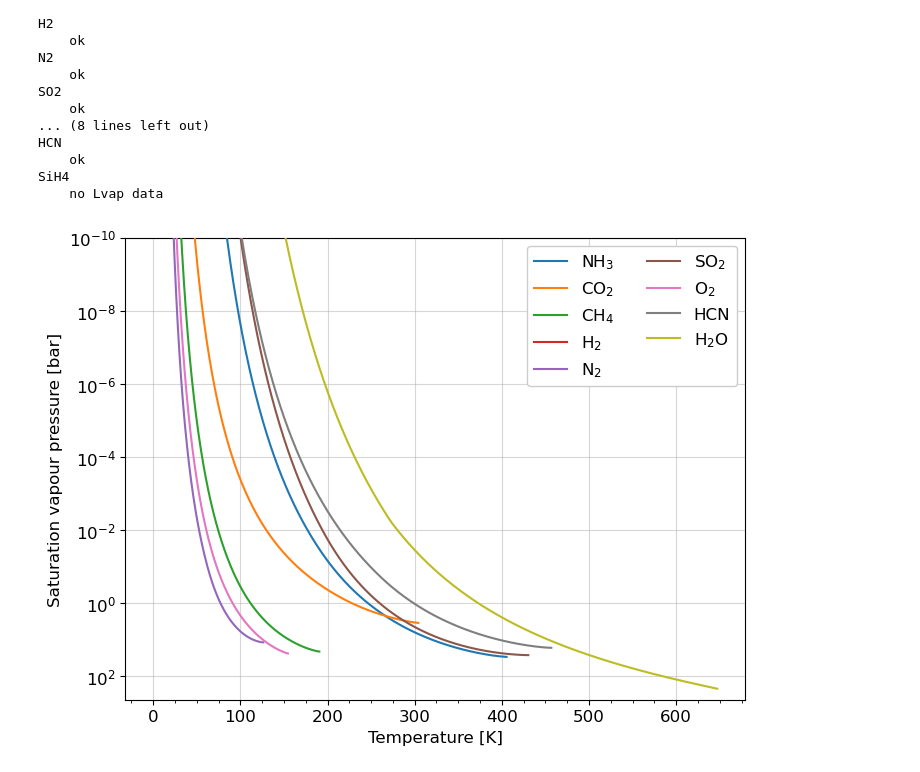
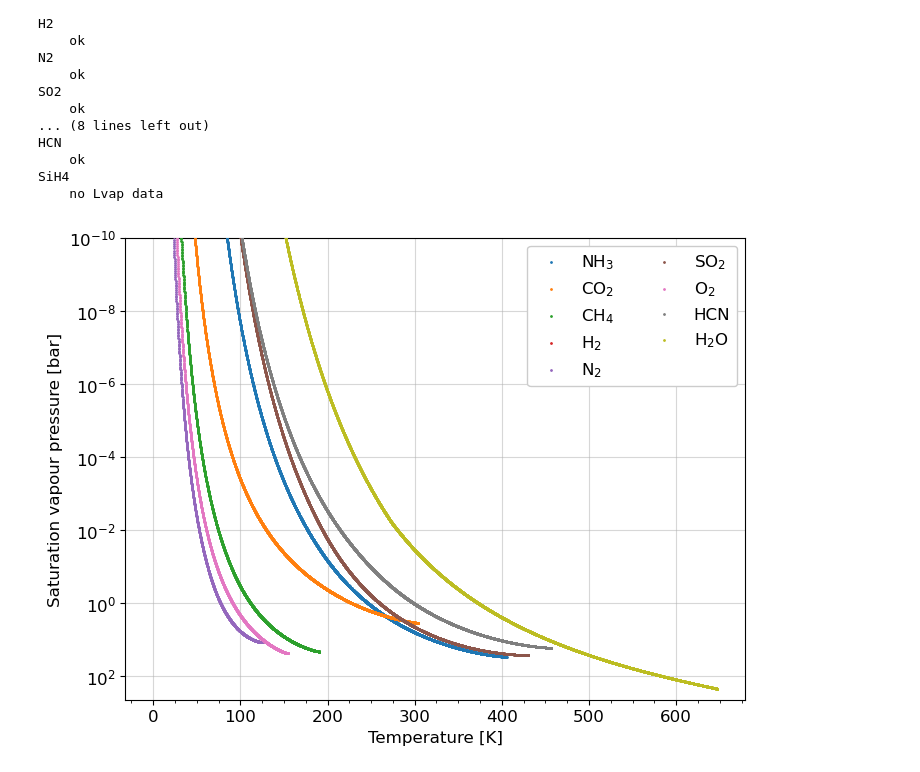
Before and after one commit to nichollsh/ThermoTools, a Jupyter notebook: workflow/04_psat_parse.ipynb, the cells around one changed output. Cells and saved outputs as stored; diff of their text form; code cells hidden in the pictures.

```diff
--- a/workflow/04_psat_parse.ipynb
+++ b/workflow/04_psat_parse.ipynb
@@ -86,42 +87,35 @@ write_csv("H2O",t_arr, arr_p)
 write_tripcrit("H2O", water.T_trip, water.T_crit)
 # %%
 plt.close("all")
-
 
 fig,ax = plt.subplots(1,1, figsize=(8,6))
 
 files = glob.glob(datdir+"/*_sat.csv")
 
 ymax = 1.0
 for i,f in enumerate(files):
     form = moles.formula_from_path(f).split("_")[0]
     data = np.loadtxt(f, delimiter=',').T
 
-    ls='solid'
-    if i > 9:
-        ls='dashed'
-    if i > 18:
-        ls='dotted'
-
     if len(data[0]) < 3:
         continue
 
     x = data[0]
-    y = data[1]*1e-5
+    y = (10**data[1]) * 1e-5
     ymax = max(ymax, np.amax(y))
-    l = ax.plot(x, y, label=pretty_name(form), ls=ls, zorder=3)[0]
+    ax.scatter(x, y, label=pretty_name(form), zorder=3, s=1)
 
 ax.set(xlabel="Temperature [K]", ylabel="Saturation vapour pressure [bar]")
 ax.legend(ncols=2, framealpha=1.0)
 
 ax.xaxis.set_minor_locator(MultipleLocator(25))
 
 ax.grid(zorder=0, alpha=0.5)
 
 ax.set_yscale("log")
 ax.set_ylim(top=1e-10, bottom=ymax*2)
 
 fig.savefig(os.path.join(get_gendir(),"sat","plt","all.png"), bbox_inches='tight', dpi=350)
 plt.show()
 # %% [output]
-[figure, old version]
+[figure, new version]
```
Also changed, not shown: parts of 1 cell of this notebook, 4 other files.
